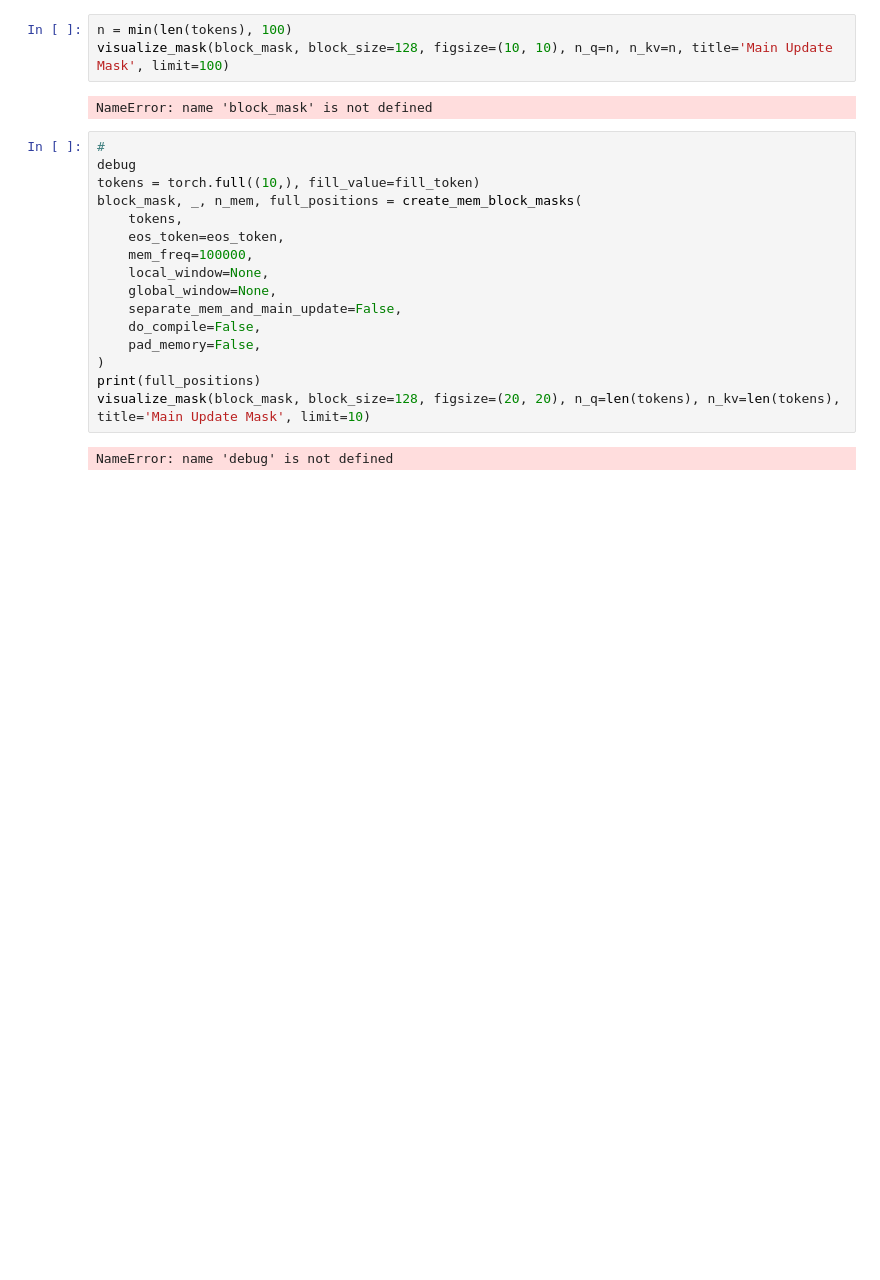
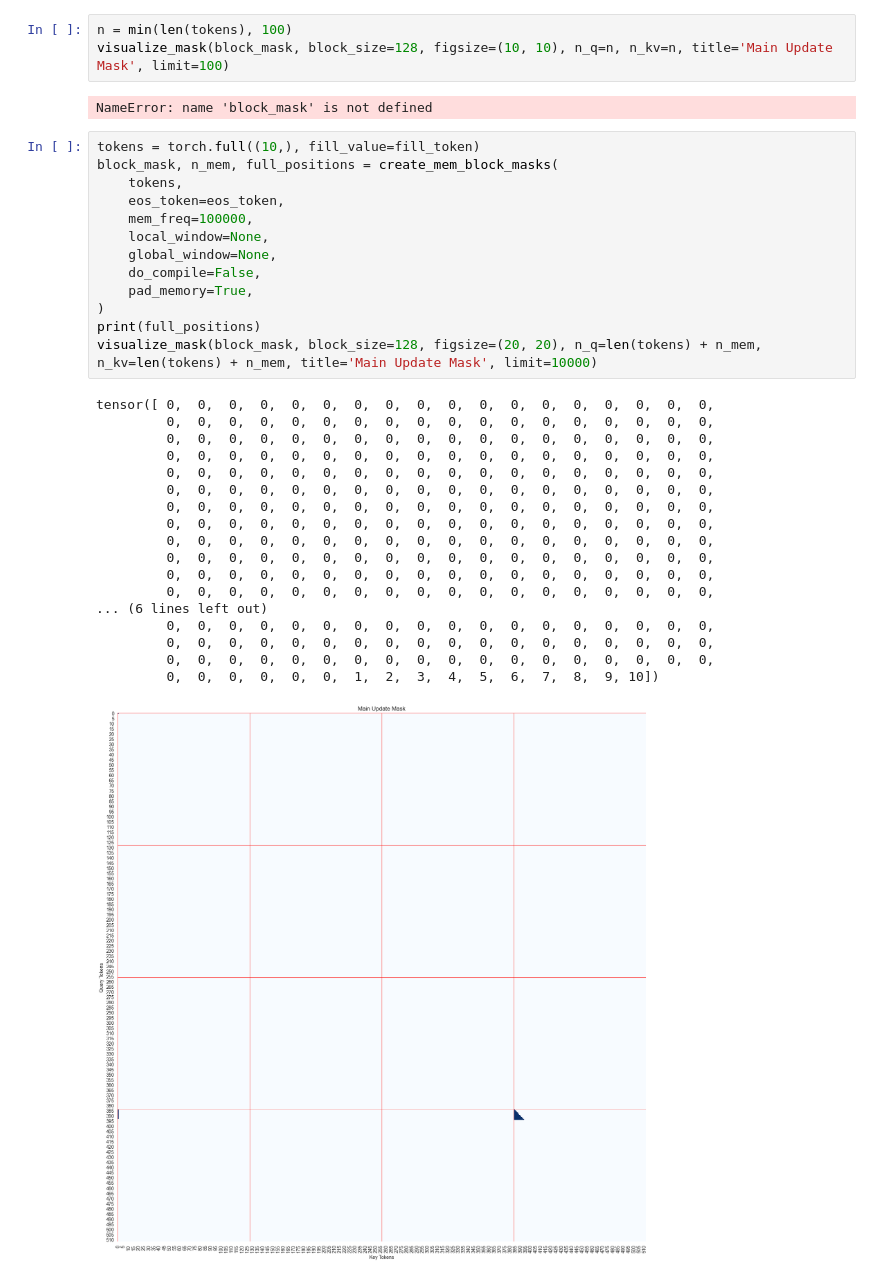
Before and after one commit to ViktorooReps/mem-llm, a Jupyter notebook: notebooks/visualize_attn_pattern.ipynb, the cells around one changed output. Saved outputs shown, nothing was run; the diff lists cells and outputs as text; blank space fills up the shorter version.

```diff
--- a/notebooks/visualize_attn_pattern.ipynb
+++ b/notebooks/visualize_attn_pattern.ipynb
@@ -381,20 +385,34 @@ visualize_mask(block_mask, block_size=128, figsize=(10, 10), n_q=n, n_kv=n, titl
 # %% [output]
 NameError: name 'block_mask' is not defined
 # %%
-#
-debug
 tokens = torch.full((10,), fill_value=fill_token)
-block_mask, _, n_mem, full_positions = create_mem_block_masks(
+block_mask, n_mem, full_positions = create_mem_block_masks(
     tokens,
     eos_token=eos_token,
     mem_freq=100000,
     local_window=None,
     global_window=None,
-    separate_mem_and_main_update=False,
     do_compile=False,
-    pad_memory=False,
+    pad_memory=True,
 )
 print(full_positions)
-visualize_mask(block_mask, block_size=128, figsize=(20, 20), n_q=len(tokens), n_kv=len(tokens), title='Main Update Mask', limit=10)
+visualize_mask(block_mask, block_size=128, figsize=(20, 20), n_q=len(tokens) + n_mem, n_kv=len(tokens) + n_mem, title='Main Update Mask', limit=10000)
 # %% [output]
-NameError: name 'debug' is not defined
+tensor([ 0,  0,  0,  0,  0,  0,  0,  0,  0,  0,  0,  0,  0,  0,  0,  0,  0,  0,
+         0,  0,  0,  0,  0,  0,  0,  0,  0,  0,  0,  0,  0,  0,  0,  0,  0,  0,
+         0,  0,  0,  0,  0,  0,  0,  0,  0,  0,  0,  0,  0,  0,  0,  0,  0,  0,
+         0,  0,  0,  0,  0,  0,  0,  0,  0,  0,  0,  0,  0,  0,  0,  0,  0,  0,
+         0,  0,  0,  0,  0,  0,  0,  0,  0,  0,  0,  0,  0,  0,  0,  0,  0,  0,
+         0,  0,  0,  0,  0,  0,  0,  0,  0,  0,  0,  0,  0,  0,  0,  0,  0,  0,
+         0,  0,  0,  0,  0,  0,  0,  0,  0,  0,  0,  0,  0,  0,  0,  0,  0,  0,
+         0,  0,  0,  0,  0,  0,  0,  0,  0,  0,  0,  0,  0,  0,  0,  0,  0,  0,
+         0,  0,  0,  0,  0,  0,  0,  0,  0,  0,  0,  0,  0,  0,  0,  0,  0,  0,
+         0,  0,  0,  0,  0,  0,  0,  0,  0,  0,  0,  0,  0,  0,  0,  0,  0,  0,
+         0,  0,  0,  0,  0,  0,  0,  0,  0,  0,  0,  0,  0,  0,  0,  0,  0,  0,
+         0,  0,  0,  0,  0,  0,  0,  0,  0,  0,  0,  0,  0,  0,  0,  0,  0,  0,
+... (6 lines left out)
+         0,  0,  0,  0,  0,  0,  0,  0,  0,  0,  0,  0,  0,  0,  0,  0,  0,  0,
+         0,  0,  0,  0,  0,  0,  0,  0,  0,  0,  0,  0,  0,  0,  0,  0,  0,  0,
+         0,  0,  0,  0,  0,  0,  0,  0,  0,  0,  0,  0,  0,  0,  0,  0,  0,  0,
+         0,  0,  0,  0,  0,  0,  1,  2,  3,  4,  5,  6,  7,  8,  9, 10])
+[figure, added]
```
Also changed, not shown: parts of 4 cells of this notebook, 1 other file.
